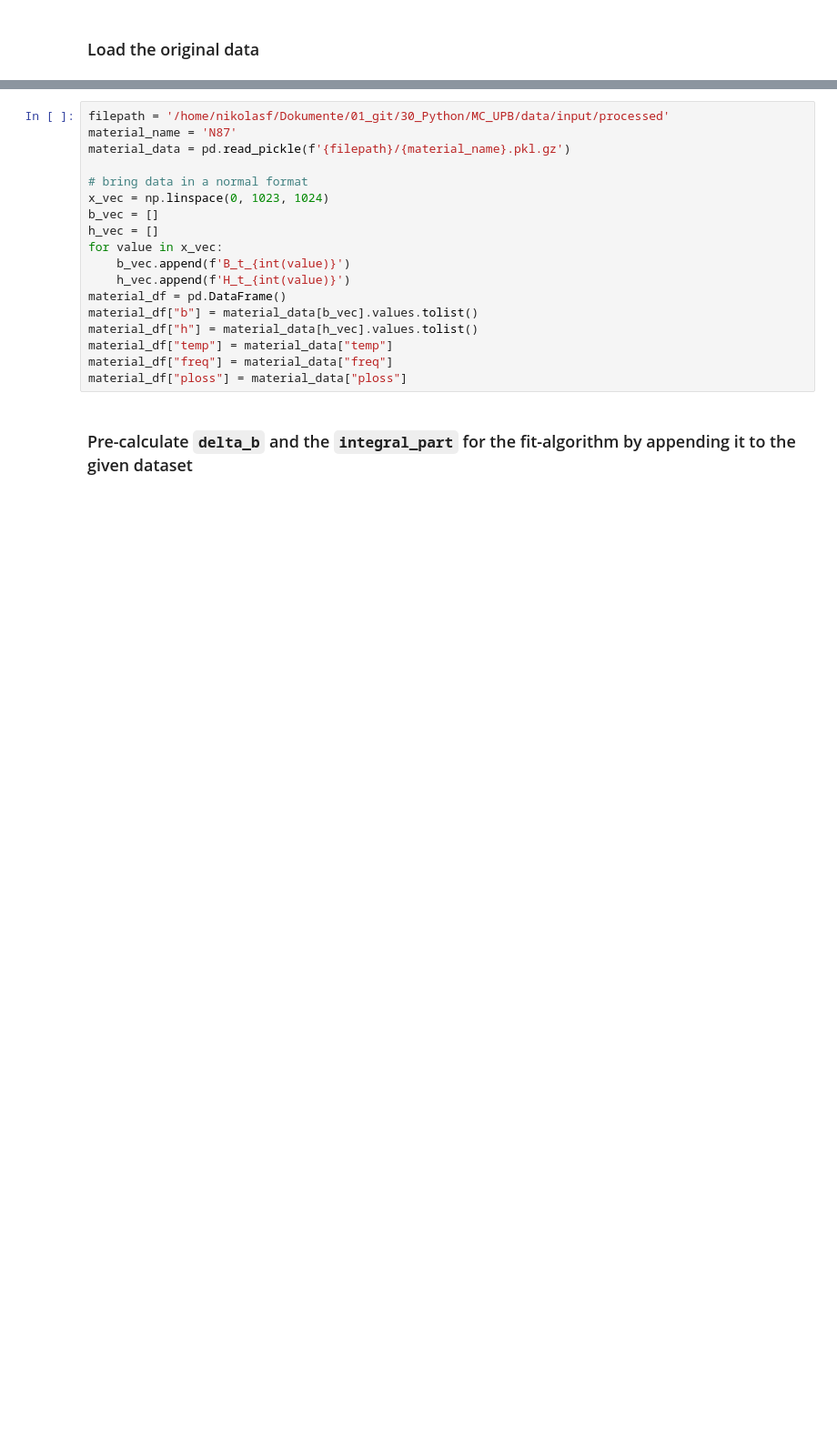
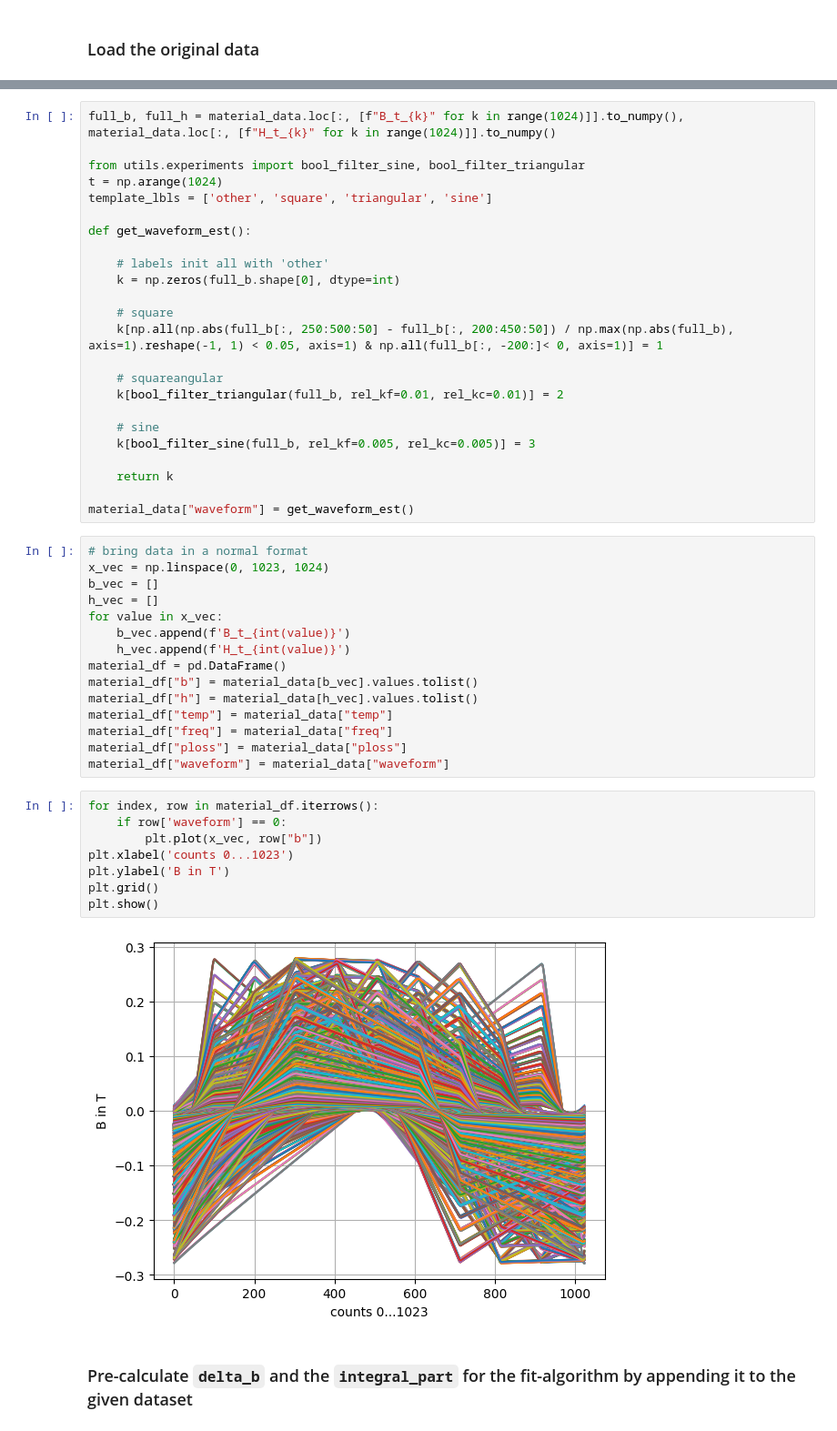
Before and after one commit to upb-lea/hardcore-magnet-challenge, a Jupyter notebook: notebooks/nf_1.0-scipy_fit_stenglein.ipynb, the cells around one changed output, grey strips where cells are left out. Shown at 91% size. Drawn from its saved outputs; the diff is of its cells as text; blank space fills up the shorter version.

```diff
--- a/notebooks/nf_1.0-scipy_fit_stenglein.ipynb
+++ b/notebooks/nf_1.0-scipy_fit_stenglein.ipynb
@@ -57,8 +76,28 @@ def loss_model_9(params, a_1, a_2, a_3, a_4, a_5, a_6, a_7, a_8, a_9, k, gamma):
+# %%
+full_b, full_h = material_data.loc[:, [f"B_t_{k}" for k in range(1024)]].to_numpy(), material_data.loc[:, [f"H_t_{k}" for k in range(1024)]].to_numpy()
+
+from utils.experiments import bool_filter_sine, bool_filter_triangular
+t = np.arange(1024)
+template_lbls = ['other', 'square', 'triangular', 'sine']
+
+def get_waveform_est():
+
+    # labels init all with 'other'
+    k = np.zeros(full_b.shape[0], dtype=int)
+
+    # square
+    k[np.all(np.abs(full_b[:, 250:500:50] - full_b[:, 200:450:50]) / np.max(np.abs(full_b), axis=1).reshape(-1, 1) < 0.05, axis=1) & np.all(full_b[:, -200:]< 0, axis=1)] = 1
+
+    # squareangular
+    k[bool_filter_triangular(full_b, rel_kf=0.01, rel_kc=0.01)] = 2
+
+    # sine
+    k[bool_filter_sine(full_b, rel_kf=0.005, rel_kc=0.005)] = 3
+
+    return k
+
+material_data["waveform"] = get_waveform_est()
 # %%
-filepath = '/home/nikolasf/Dokumente/01_git/30_Python/MC_UPB/data/input/processed'
-material_name = 'N87'
-material_data = pd.read_pickle(f'{filepath}/{material_name}.pkl.gz')
-
 # bring data in a normal format
 x_vec = np.linspace(0, 1023, 1024)
 b_vec = []
@@ -72,6 +111,17 @@ material_df["h"] = material_data[h_vec].values.tolist()
 material_df["temp"] = material_data["temp"]
 material_df["freq"] = material_data["freq"]
 material_df["ploss"] = material_data["ploss"]
+material_df["waveform"] = material_data["waveform"]
+# %%
+for index, row in material_df.iterrows():
+    if row['waveform'] == 0:
+        plt.plot(x_vec, row["b"])
+plt.xlabel('counts 0...1023')
+plt.ylabel('B in T')
+plt.grid()
+plt.show()
+# %% [output]
+[figure, added]
 # %% [markdown]
 ### Pre-calculate `delta_b` and the `integral_part` for the fit-algorithm by appending it to the given dataset
 # %%
```
Also changed, not shown: parts of 22 cells of this notebook, 2 other files.
